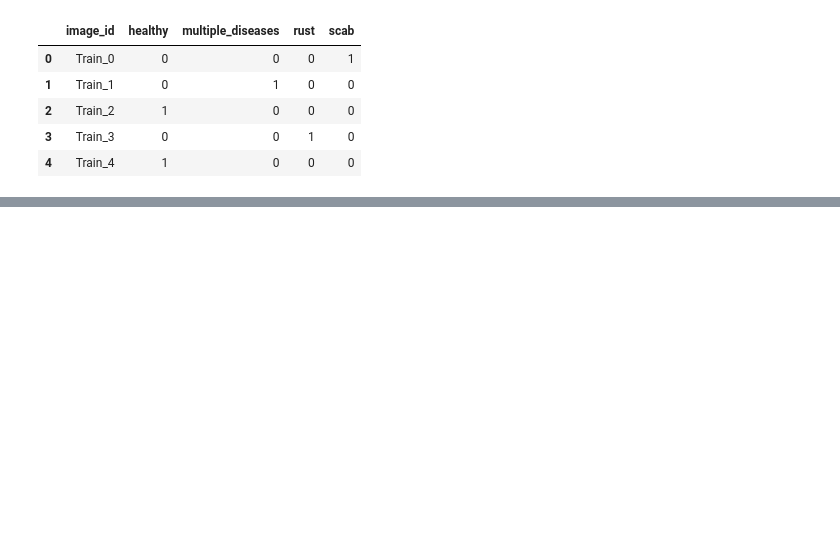
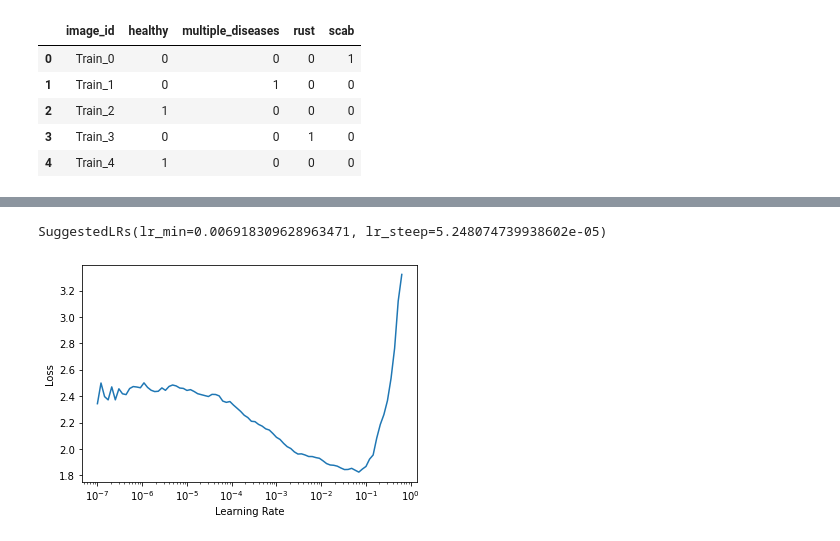
Before and after one commit to bam098/plant_pathology, a Jupyter notebook: plant_pathology.ipynb, the cells around one changed output, grey strips where cells are left out. Saved outputs shown, nothing was run; the diff lists cells and outputs as text; code cells hidden in the pictures; blank space fills up the shorter version.

```diff
--- a/plant_pathology.ipynb
+++ b/plant_pathology.ipynb
@@ -84,0 +186,16 @@ df.head()
+# %%
+def comp_metric(preds, targs, labels=range(len(labels))):
+  targs = np.eye(4)[targs]
+  return np.mean([roc_auc_score(targs[:,i], preds[:, i]) for i in labels])
+
+def healthy_roc_auc(*args):
+  return comp_metric(*args, lables=[0])
+
+def multiple_diseases_roc_auc(*args):
+    return comp_metric(*args, labels=[1])
+
+def rust_roc_auc(*args):
+    return comp_metric(*args, labels=[2])
+
+def scab_roc_auc(*args):
+    return comp_metric(*args, labels=[3])
@@ -84,0 +204,10 @@ df.head()
+# %%
+learn = cnn_learner(
+    dls,
+    resnet50,
+    loss_func=LabelSmoothingCrossEntropy(),
+    metrics=[accuracy, AccumMetric(comp_metric, flatten=False)]
+).to_fp16()
+# %%
+learn.lr_find()
+# %% [output]
@@ -84,0 +215,2 @@ df.head()
+SuggestedLRs(lr_min=0.006918309628963471, lr_steep=5.248074739938602e-05)
+[figure, added]
```
Also changed, not shown: parts of 47 cells of this notebook.
